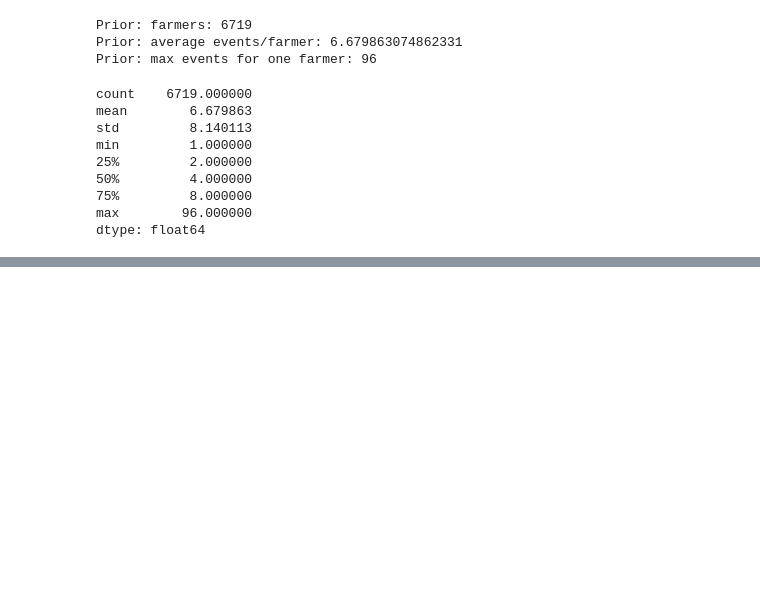
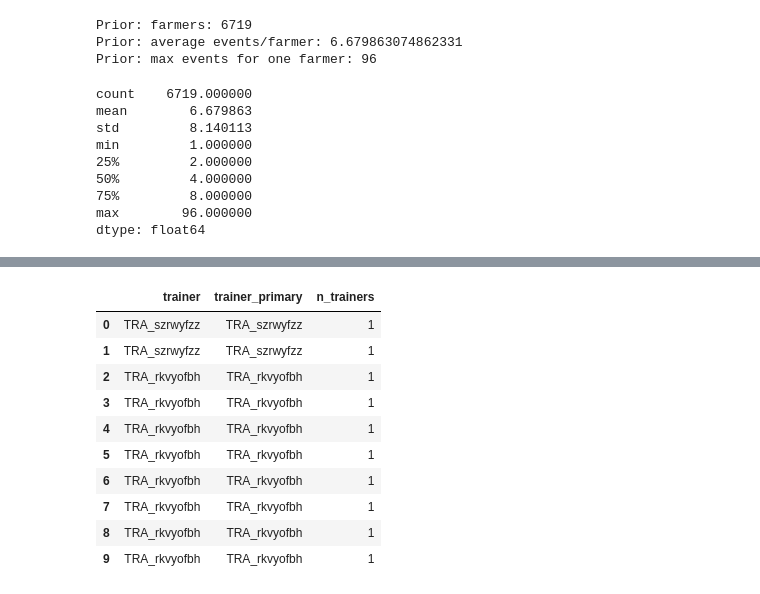
Before and after one commit to theerealhenry/DigiCow-ML-Project, a Jupyter notebook: Project DigiCow.ipynb, the cells around one changed output, grey strips where cells are left out. Cells and saved outputs as stored; diff of their text form; code cells hidden in the pictures; blank space fills up the shorter version.

```diff
--- a/Project DigiCow.ipynb
+++ b/Project DigiCow.ipynb
@@ -179,0 +380,14 @@ dtype: float64
+# %%
+prior[['trainer', 'trainer_primary', 'n_trainers']].head(10)
+# %% [output]
+|  | trainer | trainer_primary | n_trainers |
+| 0 | TRA_szrwyfzz | TRA_szrwyfzz | 1 |
+| 1 | TRA_szrwyfzz | TRA_szrwyfzz | 1 |
+| 2 | TRA_rkvyofbh | TRA_rkvyofbh | 1 |
+| 3 | TRA_rkvyofbh | TRA_rkvyofbh | 1 |
+| 4 | TRA_rkvyofbh | TRA_rkvyofbh | 1 |
+| 5 | TRA_rkvyofbh | TRA_rkvyofbh | 1 |
+| 6 | TRA_rkvyofbh | TRA_rkvyofbh | 1 |
+| 7 | TRA_rkvyofbh | TRA_rkvyofbh | 1 |
+| 8 | TRA_rkvyofbh | TRA_rkvyofbh | 1 |
+| 9 | TRA_rkvyofbh | TRA_rkvyofbh | 1 |
```
Also changed, not shown: parts of 15 cells of this notebook.
